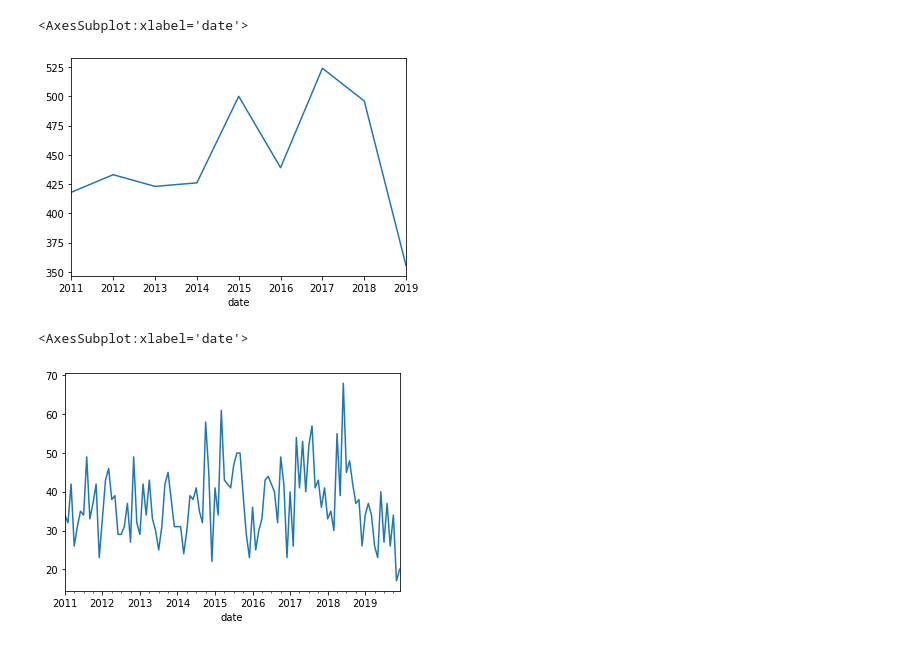
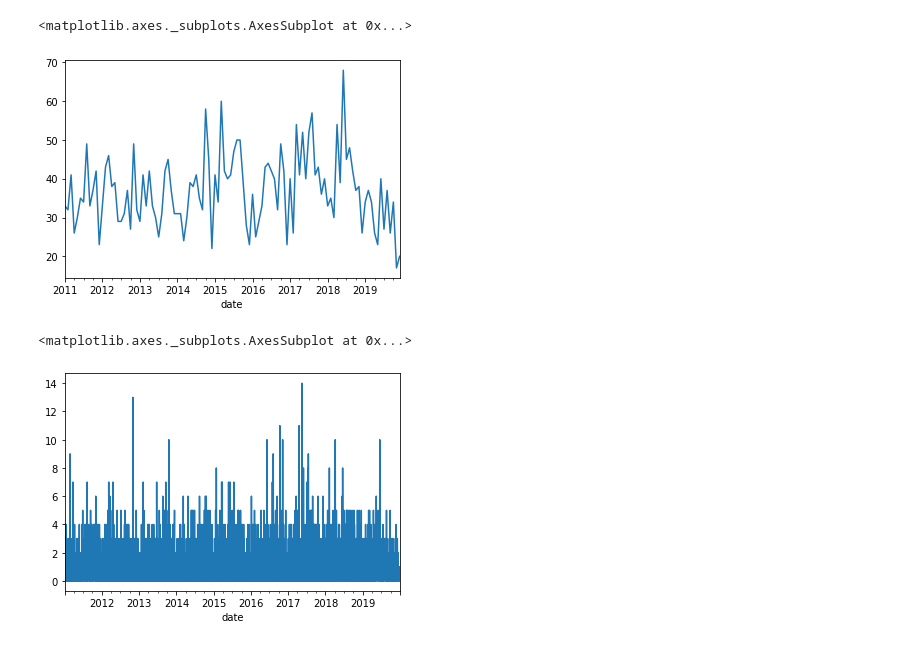
Before and after one commit to caxaxa/PhD_Empirics, a Jupyter notebook: Data_Analysis.ipynb, the cells around one changed output. Drawn from its saved outputs; the diff is of its cells as text; code cells hidden in the pictures.

```diff
--- a/Data_Analysis.ipynb
+++ b/Data_Analysis.ipynb
@@ -29,2 +28,2 @@ or from the matplotlib source distribution
 # %%
-df_corrutpion = pd.read_pickle('./Data/Corruption.pkl')
+df_corruption = pd.read_pickle('./Data/Corruption.pkl')
@@ -31,10 +57,10 @@ df_corrutpion = pd.read_pickle('./Data/Corruption.pkl')
 # %%
-corruption['2011':'2019'].resample('Y').title.count().plot()
+df_corruption.sort_index()['2011':'2019'].resample('M').title.count().plot()
 # %% [output]
-<AxesSubplot:xlabel='date'>
+<matplotlib.axes._subplots.AxesSubplot at 0x...>
-[figure, old version]
+[figure, new version]
 # %%
-corruption['2011':'2019'].resample('M').title.count().plot()
+df_corruption.sort_index()['2011':'2019'].resample('D').title.count().plot()
 # %% [output]
-<AxesSubplot:xlabel='date'>
+<matplotlib.axes._subplots.AxesSubplot at 0x...>
-[figure, old version]
+[figure, new version]
```
Also changed, not shown: parts of 25 cells of this notebook.
